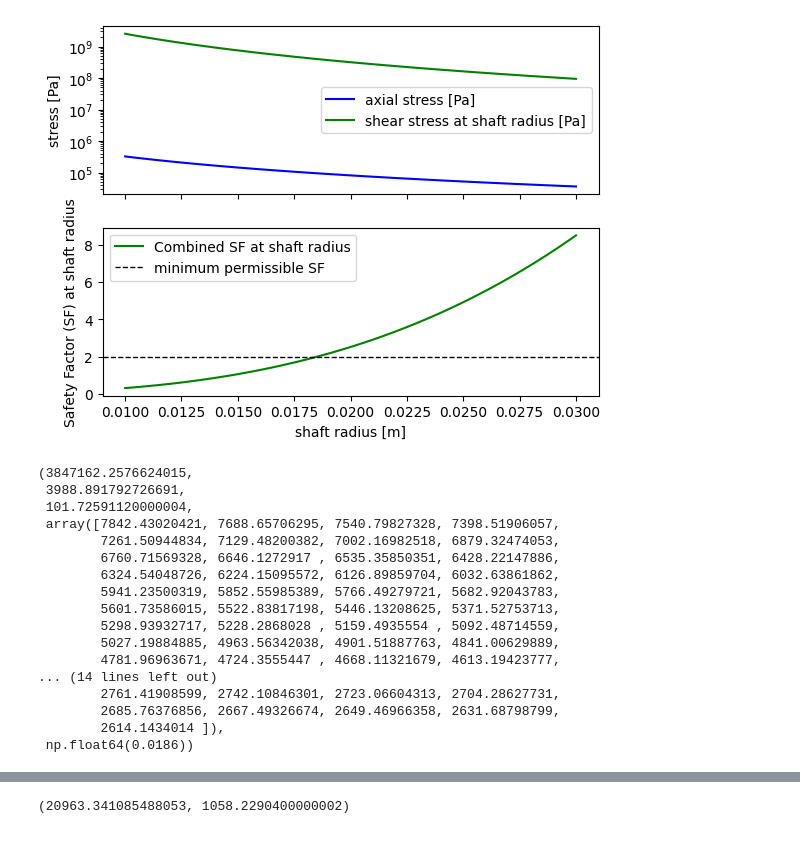
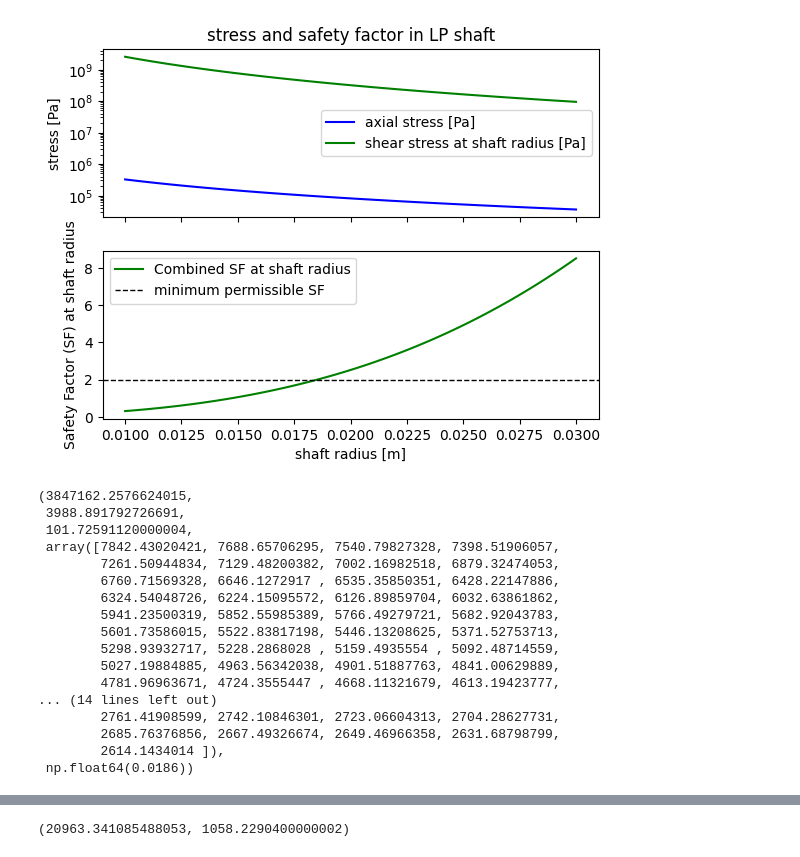
Before and after one commit to thermonuclearCoder/AET, a Jupyter notebook: notebooks_Disc_stresses.ipynb, the cells around one changed output, grey strips where cells are left out. Drawn from its saved outputs; the diff is of its cells as text; code cells hidden in the pictures.

Commit message:
final graphs

```diff
--- a/notebooks_Disc_stresses.ipynb
+++ b/notebooks_Disc_stresses.ipynb
@@ -32,35 +32,36 @@ R_ii = np.linspace(0.01, 0.03, 101)
 
 tau = 2*Torque/(np.pi*R_ii**3)       #shear stress [Pa]
 sigma_x = F_n/(np.pi*R_ii**2)        #axial stress [Pa]
 sigma_y = 1600e6                  #yield stress [Pa]
 
 SF_shaft = sigma_y/np.sqrt(sigma_x**2 + 4*tau**2)
 permissible_SF = 2
 
 #plotting
 
 fig, (ax_stress, ax_SF_shaft) = plt.subplots(2, 1, sharex=True)
 
-
+ax_stress.set_title('stress and safety factor in LP shaft')
 ax_SF_shaft.plot(R_ii, SF_shaft, color='green', label='Combined SF at shaft radius')
 ax_SF_shaft.set_xlabel('shaft radius [m]')
 ax_SF_shaft.set_ylabel('Safety Factor (SF) at shaft radius')
 ax_SF_shaft.axhline(y=permissible_SF, color='black', linestyle='dashed', linewidth=1, label='minimum permissible SF')
 ax_SF_shaft.legend()
 
 ax_stress.plot(R_ii, sigma_x, color='blue', label='axial stress [Pa]')
 ax_stress.plot(R_ii, tau, color='green', label='shear stress at shaft radius [Pa]')
 ax_stress.set_ylabel('stress [Pa]')
 ax_stress.set_yscale('log')
 ax_stress.legend()
 
+plt.savefig('LPT_shaft_stress_and_SF.png')
 plt.show()
 
 R_ii = R_ii[SF_shaft >= permissible_SF][0]        #returns shaft radius for which safety factor is 2
 
 W_sh, Torque, F_n, tau/sigma_x, R_ii
 # %% [output]
-[figure, old version]
+[figure, new version]
 (3847162.2576624015,
  3988.891792726691,
  101.72591120000004,
```
Also changed, not shown: parts of 6 cells of this notebook, 3 other files.
